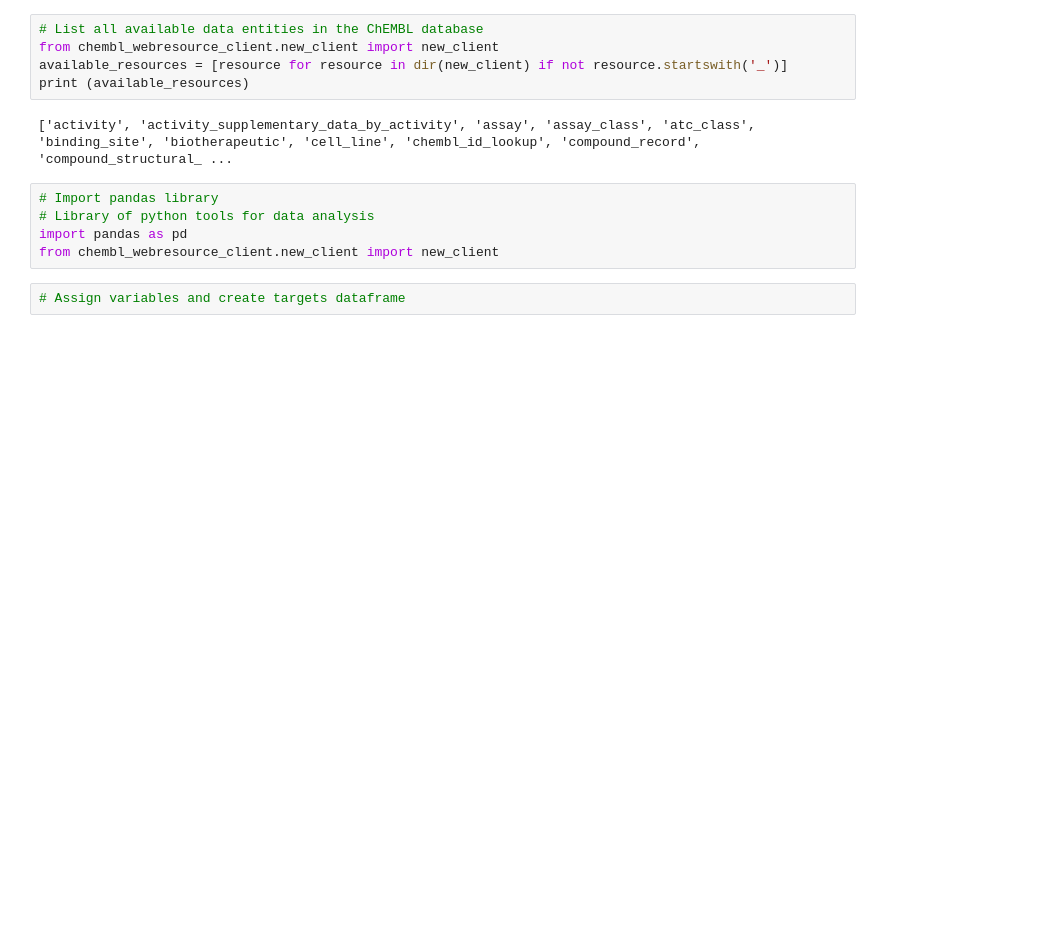
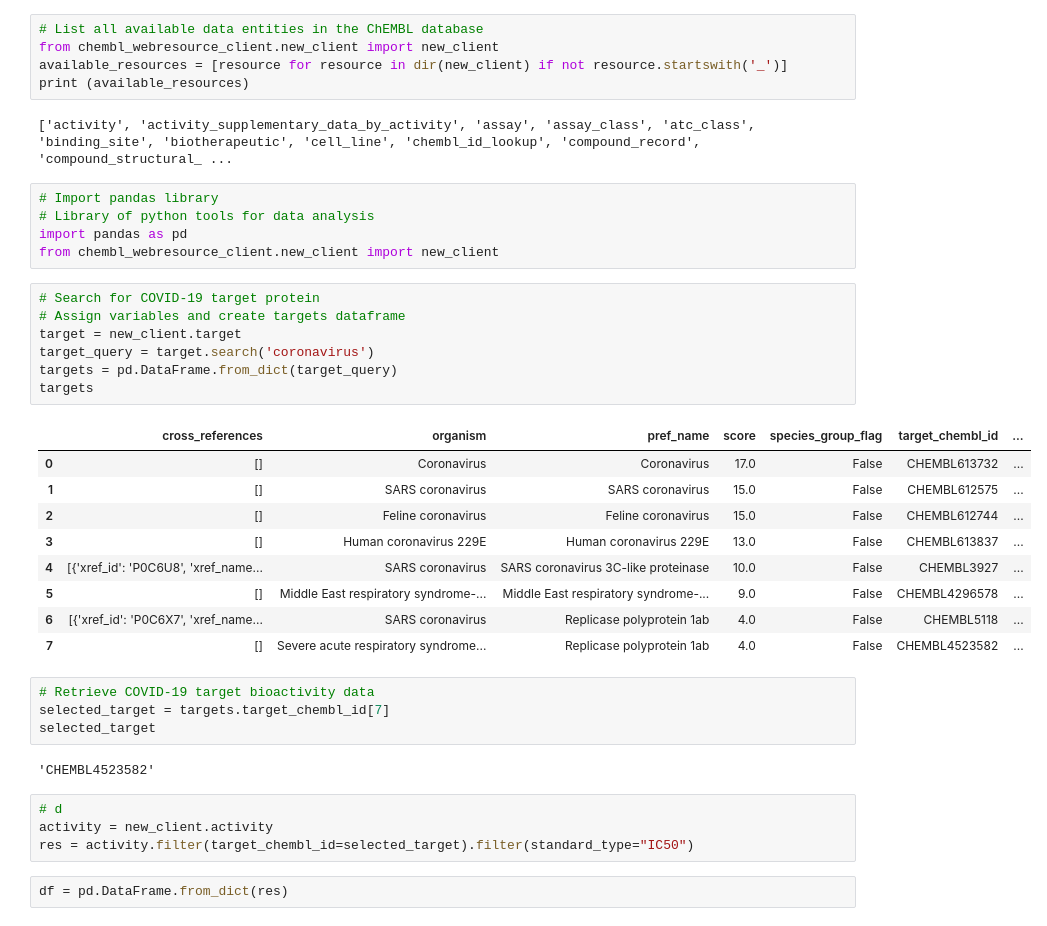
Before and after one commit to khanfs/ComputationalBiomedicine-Betacoronavirus, a Jupyter notebook: COVID_19_P1.ipynb, the cells around one changed output. Drawn from its saved outputs; the diff is of its cells as text; blank space fills up the shorter version.

```diff
--- a/COVID_19_P1.ipynb
+++ b/COVID_19_P1.ipynb
@@ -54,5 +54,32 @@ print (available_resources)
 # Library of python tools for data analysis
 import pandas as pd
 from chembl_webresource_client.new_client import new_client
-# %%
-# Assign variables and create targets dataframe
+# %%
+# Search for COVID-19 target protein
+# Assign variables and create targets dataframe
+target = new_client.target
+target_query = target.search('coronavirus')
+targets = pd.DataFrame.from_dict(target_query)
+targets
+# %% [output]
+|  | cross_references | organism | pref_name | score | species_group_flag | target_chembl_id | ... |
+| 0 | [] | Coronavirus | Coronavirus | 17.0 | False | CHEMBL613732 | ... |
+| 1 | [] | SARS coronavirus | SARS coronavirus | 15.0 | False | CHEMBL612575 | ... |
+| 2 | [] | Feline coronavirus | Feline coronavirus | 15.0 | False | CHEMBL612744 | ... |
+| 3 | [] | Human coronavirus 229E | Human coronavirus 229E | 13.0 | False | CHEMBL613837 | ... |
+| 4 | [{'xref_id': 'P0C6U8', 'xref_name... | SARS coronavirus | SARS coronavirus 3C-like proteinase | 10.0 | False | CHEMBL3927 | ... |
+| 5 | [] | Middle East respiratory syndrome-... | Middle East respiratory syndrome-... | 9.0 | False | CHEMBL4296578 | ... |
+| 6 | [{'xref_id': 'P0C6X7', 'xref_name... | SARS coronavirus | Replicase polyprotein 1ab | 4.0 | False | CHEMBL5118 | ... |
+| 7 | [] | Severe acute respiratory syndrome... | Replicase polyprotein 1ab | 4.0 | False | CHEMBL4523582 | ... |
+# %%
+# Retrieve COVID-19 target bioactivity data
+selected_target = targets.target_chembl_id[7]
+selected_target
+# %% [output]
+'CHEMBL4523582'
+# %%
+# d
+activity = new_client.activity
+res = activity.filter(target_chembl_id=selected_target).filter(standard_type="IC50")
+# %%
+df = pd.DataFrame.from_dict(res)
```
Also changed, not shown: parts of 3 cells of this notebook.
